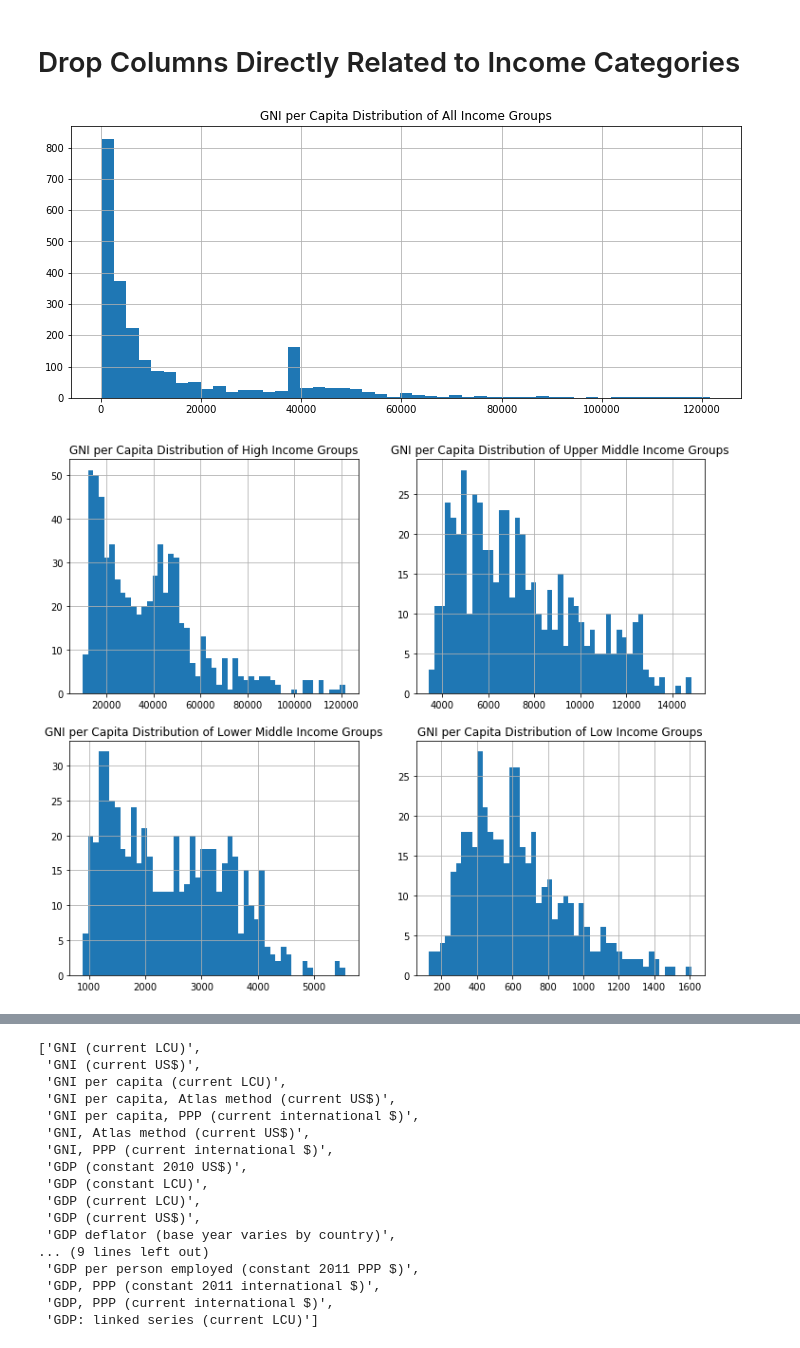
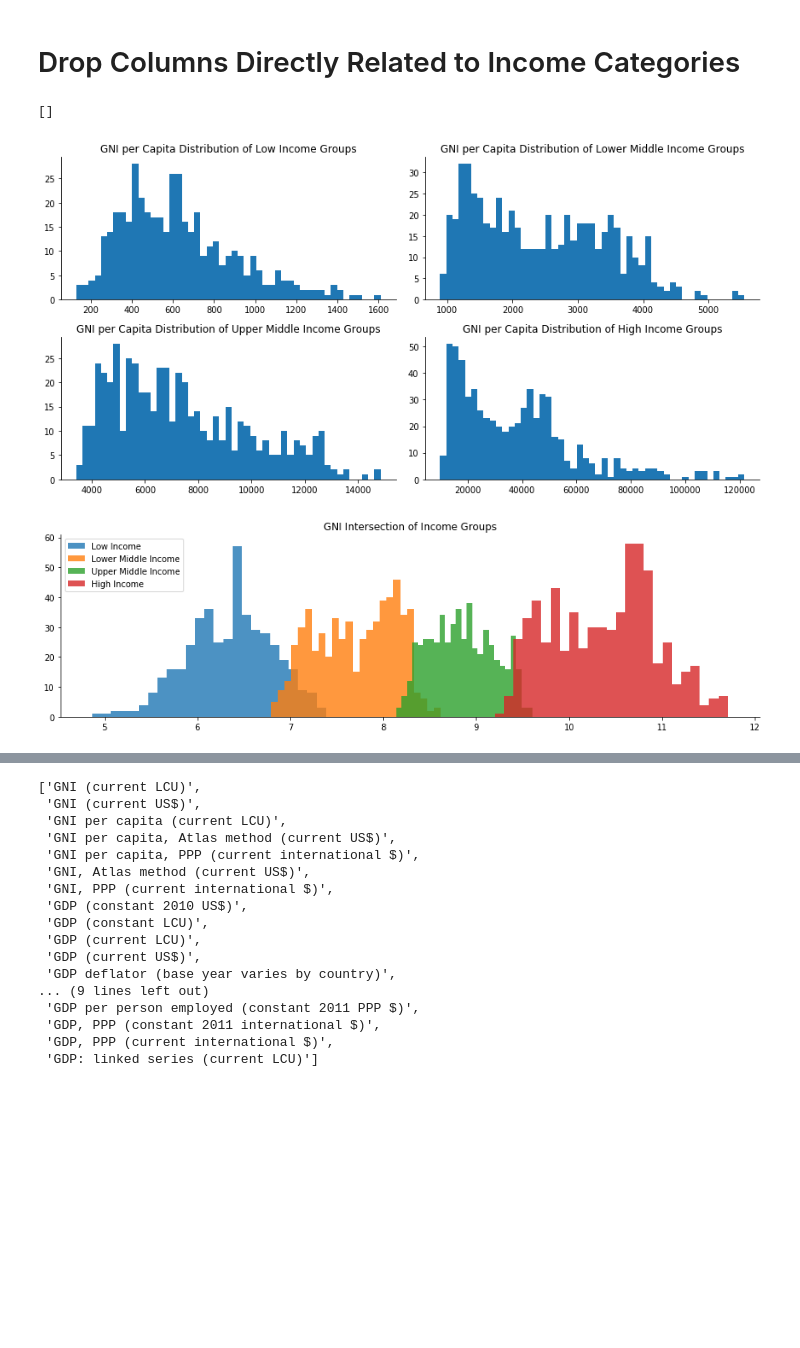
Before and after one commit to dametreusv/world_development_indicators, a Jupyter notebook: WDA_modeling.ipynb, the cells around one changed output, grey strips where cells are left out. Cells and saved outputs as stored; diff of their text form; code cells hidden in the pictures; blank space fills up the shorter version.

```diff
--- a/WDA_modeling.ipynb
+++ b/WDA_modeling.ipynb
@@ -432,21 +437,30 @@ wdi_ml_all.head()
 # %% [markdown]
 # Drop Columns Directly Related to Income Categories
-# %%
-# Plot distribution of GNI per Capita
-plt.figure(figsize=(12,5,))
-wdi['GNI per capita, Atlas method (current US$)'].hist(bins=int(np.sqrt(len(wdi))))
-plt.title('GNI per Capita Distribution of All Income Groups')
-plt.plot
-
-dists = [high, um, lm, low]
-plots = [1,2,3,4,]
-titles = ['High Income', 'Upper Middle Income', 'Lower Middle Income', 'Low Income']
-
-plt.figure(figsize=(12,10,))
-for plot, dist, title in zip(plots, dists, titles):
-    plt.subplot(2,2,plot)
-    dist['GNI per capita, Atlas method (current US$)'].hist(bins=int(np.sqrt(len(wdi))))
-    plt.title('GNI per Capita Distribution of {} Groups'.format(title))
-# %% [output]
-[figure, removed]
-[figure, removed]
+# %%
+dists = [low, lm, um, high]
+plots = [1,2,3,4,]
+titles = ['Low Income', 'Lower Middle Income', 'Upper Middle Income', 'High Income']
+
+# Plot distribution of GNI per capita of income groups
+plt.figure(figsize=(12,6))
+for plot, dist, title in zip(plots, dists, titles):
+    plt.subplot(2,2,plot)
+    dist['GNI per capita, Atlas method (current US$)'].hist(bins=int(np.sqrt(len(wdi))))
+    plt.title('GNI per Capita Distribution of {} Groups'.format(title))
+    sns.despine(right=True, top=True)
+    plt.grid(False)
+    plt.tight_layout()
+
+# Plot intersecting distributions
+plt.figure(figsize=(15,4))
+for dist, title in zip(dists, titles):
+    np.log(dist['GNI per capita, Atlas method (current US$)']).hist(bins=25, alpha=0.8, label=title)
+plt.legend(loc='upper left')
+sns.despine(right=True, top=True)
+plt.grid(False)
+plt.title('GNI Intersection of Income Groups')
+plt.plot()
+# %% [output]
+[]
+[figure, added]
+[figure, added]
```
Also changed, not shown: parts of 57 cells of this notebook.
